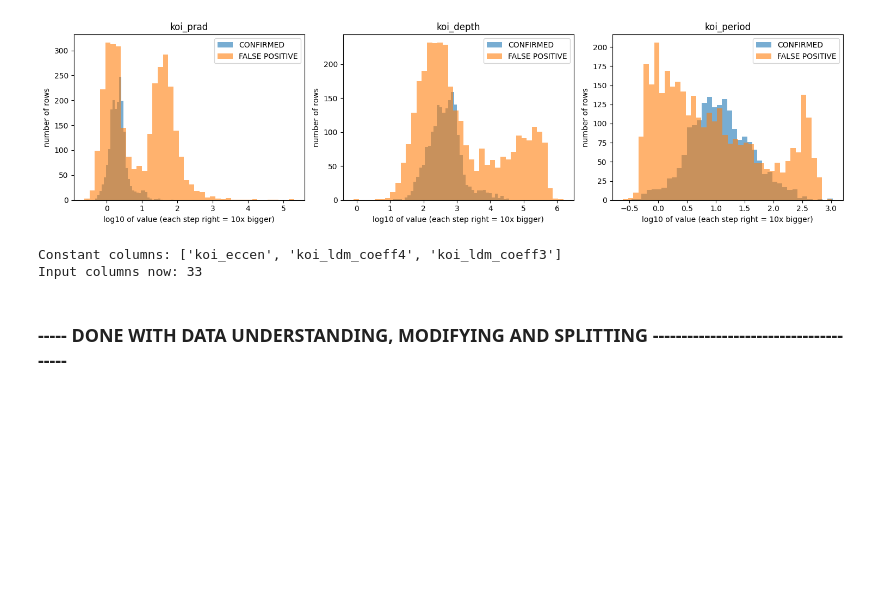
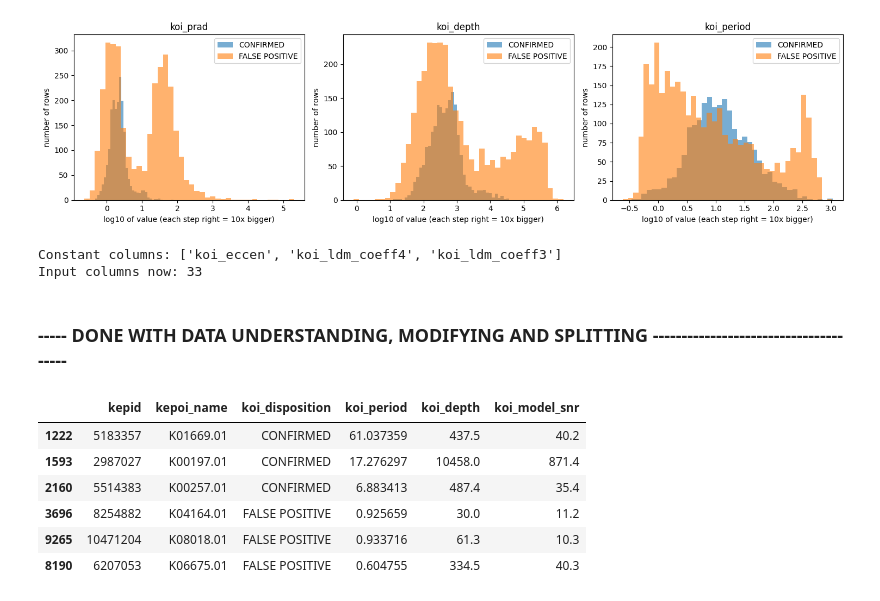
Before and after one commit to tishasetia13/planet-or-not, a Jupyter notebook: planet_or_not_model.ipynb, the cells around one changed output. Saved outputs shown, nothing was run; the diff lists cells and outputs as text; code cells hidden in the pictures; blank space fills up the shorter version.

```diff
--- a/planet_or_not_model.ipynb
+++ b/planet_or_not_model.ipynb
@@ -453,3 +453,33 @@ Constant columns: ['koi_eccen', 'koi_ldm_coeff4', 'koi_ldm_coeff3']
 Input columns now: 33
 # %% [markdown]
 ### ----- DONE WITH DATA UNDERSTANDING, MODIFYING AND SPLITTING --------------------------------------
+# %%
+# downloading lightcurve files of some trials stars first
+
+# Stage 1: define the picker
+def pick_trial_stars(df, n_each, seed):
+    """Pick n_each single-object stars per label from a table, using a fixed seed."""
+    counts = df["kepid"].value_counts()                 # how many rows each star has
+    single_ids = counts[counts == 1].index              # stars that have exactly one row
+    single = df[df["kepid"].isin(single_ids)]           # keep only those stars' rows
+
+    picks = []
+    for label in ["CONFIRMED", "FALSE POSITIVE"]:       # do the same thing once per label
+        group = single[single["koi_disposition"] == label]
+        picks.append(group.sample(n=n_each, random_state=seed))   # random, but repeatable
+    return pd.concat(picks)                             # glue the two small tables together
+
+# Stage 2: pick 3 planets and 3 false positives from the TRAINING pile only
+trial_stars = pick_trial_stars(train_df, n_each=3, seed=SEED)
+
+# Stage 3: look at them
+display(trial_stars[["kepid", "kepoi_name", "koi_disposition",
+                     "koi_period", "koi_depth", "koi_model_snr"]])
+# %% [output]
+|  | kepid | kepoi_name | koi_disposition | koi_period | koi_depth | koi_model_snr |
+| 1222 | 5183357 | K01669.01 | CONFIRMED | 61.037359 | 437.5 | 40.2 |
+| 1593 | 2987027 | K00197.01 | CONFIRMED | 17.276297 | 10458.0 | 871.4 |
+| 2160 | 5514383 | K00257.01 | CONFIRMED | 6.883413 | 487.4 | 35.4 |
+| 3696 | 8254882 | K04164.01 | FALSE POSITIVE | 0.925659 | 30.0 | 11.2 |
+| 9265 | 10471204 | K08018.01 | FALSE POSITIVE | 0.933716 | 61.3 | 10.3 |
+| 8190 | 6207053 | K06675.01 | FALSE POSITIVE | 0.604755 | 334.5 | 40.3 |
```
Also changed, not shown: parts of 5 cells of this notebook.
